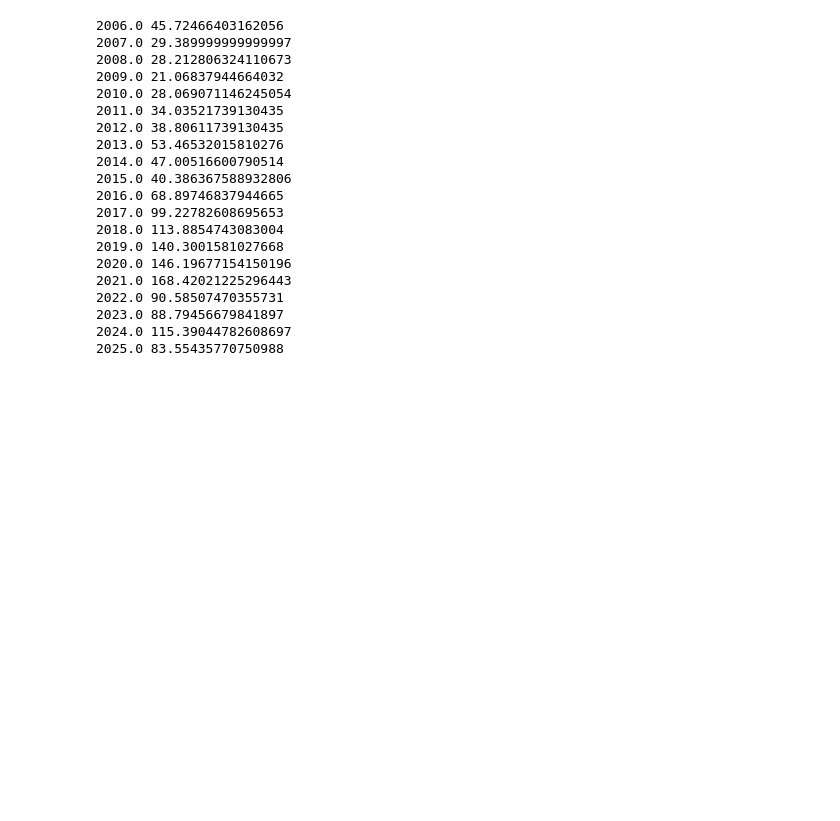
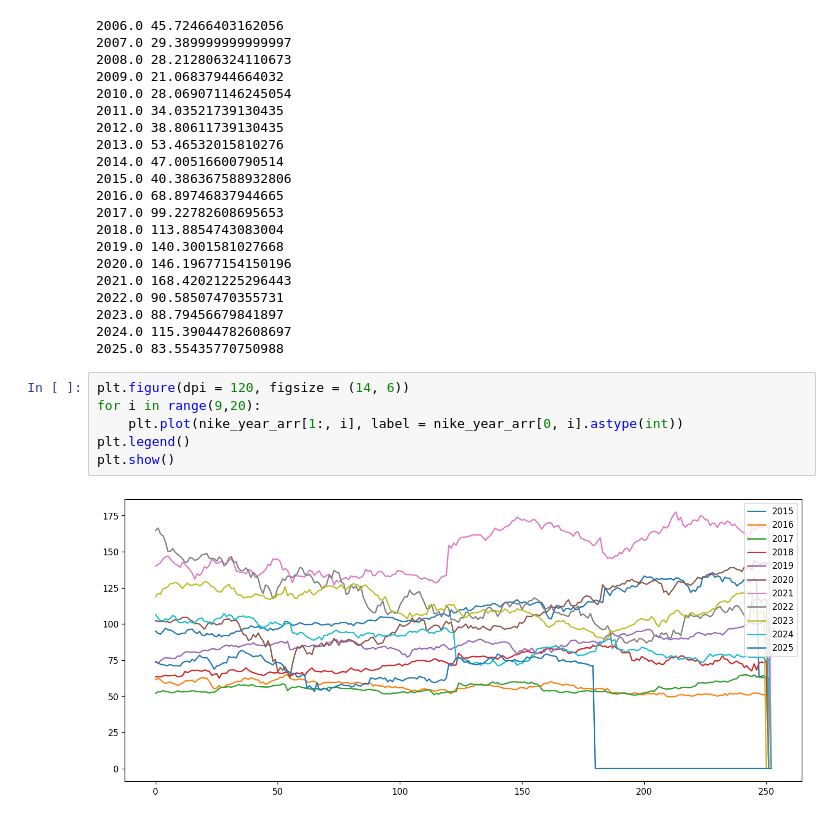
Before and after one commit to Anuroopa12x/Nike_vs_Adidas, a Jupyter notebook: analysis.ipynb, the cells around one changed output. Drawn from its saved outputs; the diff is of its cells as text; blank space fills up the shorter version.

```diff
--- a/analysis.ipynb
+++ b/analysis.ipynb
@@ -260,3 +263,11 @@ for i, year in enumerate(adidas_year_arr[0]):
 2023.0 88.79456679841897
 2024.0 115.39044782608697
 2025.0 83.55435770750988
+# %%
+plt.figure(dpi = 120, figsize = (14, 6))
+for i in range(9,20):
+    plt.plot(nike_year_arr[1:, i], label = nike_year_arr[0, i].astype(int))
+plt.legend()
+plt.show()
+# %% [output]
+[figure, added]
```
Also changed, not shown: parts of 17 cells of this notebook, 5 other files.
